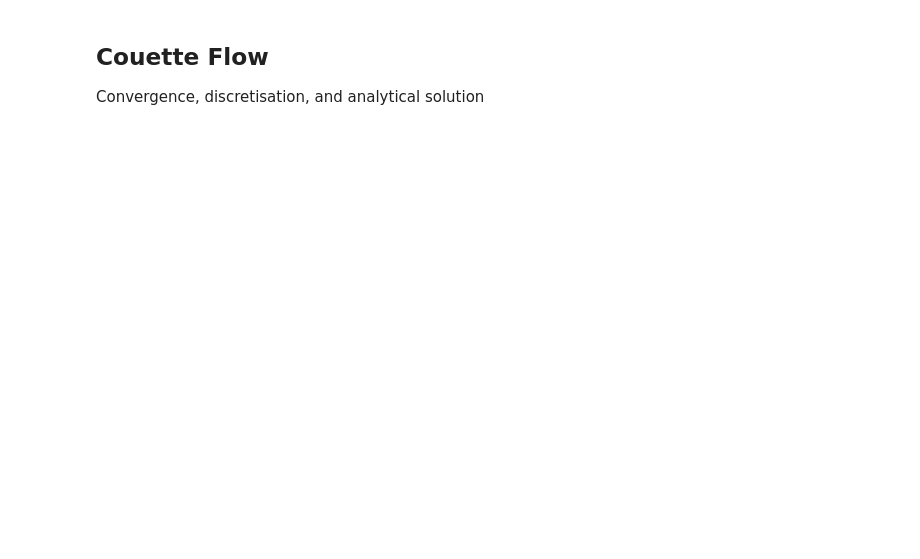
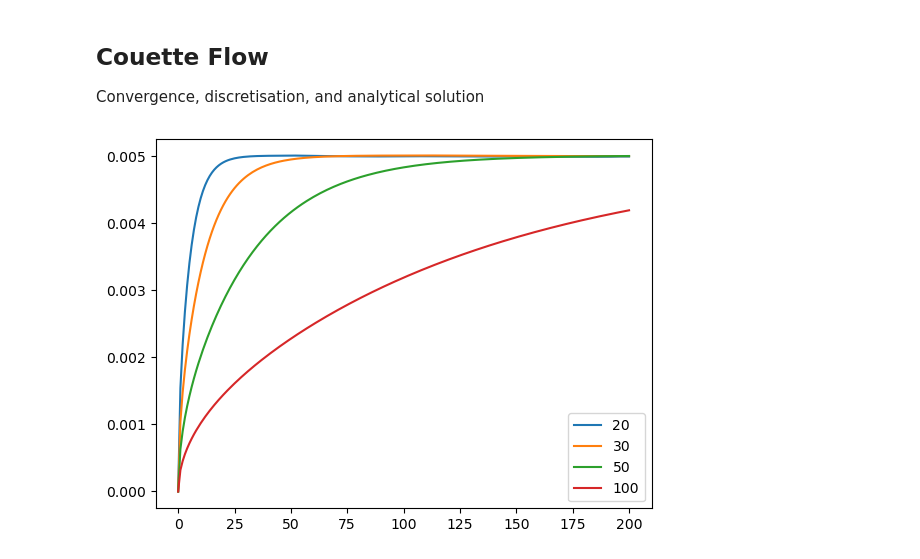
Before and after one commit to krachdd/hoomd-sph3, a Jupyter notebook: sph-simulations/99_singlephaseflow_benchmarks/evaluate_sph_benchmarks.ipynb, the cells around one changed output. Saved outputs shown, nothing was run; the diff lists cells and outputs as text; code cells hidden in the pictures; blank space fills up the shorter version.

```diff
--- a/sph-simulations/99_singlephaseflow_benchmarks/evaluate_sph_benchmarks.ipynb
+++ b/sph-simulations/99_singlephaseflow_benchmarks/evaluate_sph_benchmarks.ipynb
@@ -76,3 +75,28 @@ FileNotFoundError: 02_parallel_plates/parallel_plates_30_38_17_vs_0.003333333333
 # %% [markdown]
 ## Couette Flow
 Convergence, discretisation, and analytical solution
+# %%
+simulations_res = [
+                    20,
+                    30,
+                    50,
+                    100
+]
+
+path_couette = '03_couette_flow'
+logfiles_couette = [
+    'couette_flow_20_28_17_vs_5e-05_run.log',
+    'couette_flow_30_38_17_vs_3.3333333333333335e-05_run.log',
+    'couette_flow_50_58_17_vs_2e-05_run.log',
+    'couette_flow_100_108_17_vs_1e-05_run.log'
+]
+
+for i in range(len(simulations_res)):
+    conv_data = np.genfromtxt(f'{path_couette}/{logfiles_couette[i]}', skip_header = 1)[:, -2]
+    number_fparticles = np.genfromtxt(f'{path_couette}/{logfiles_couette[i]}', skip_header = 1)[-1, -3]
+    norm_conv_data = np.divide(conv_data, number_fparticles)
+    plt.plot(norm_conv_data, label = f'{simulations_res[i]}')
+    plt.legend()
+plt.show()
+# %% [output]
+[figure, added]
```
Also changed, not shown: parts of 5 cells of this notebook, 1 other file.
